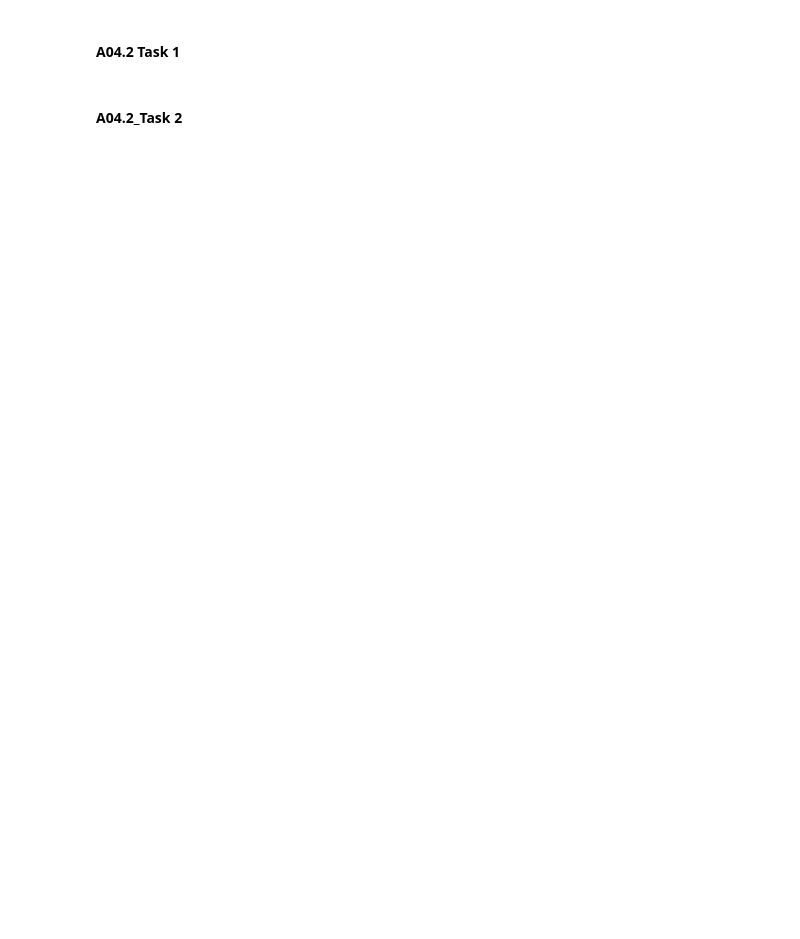
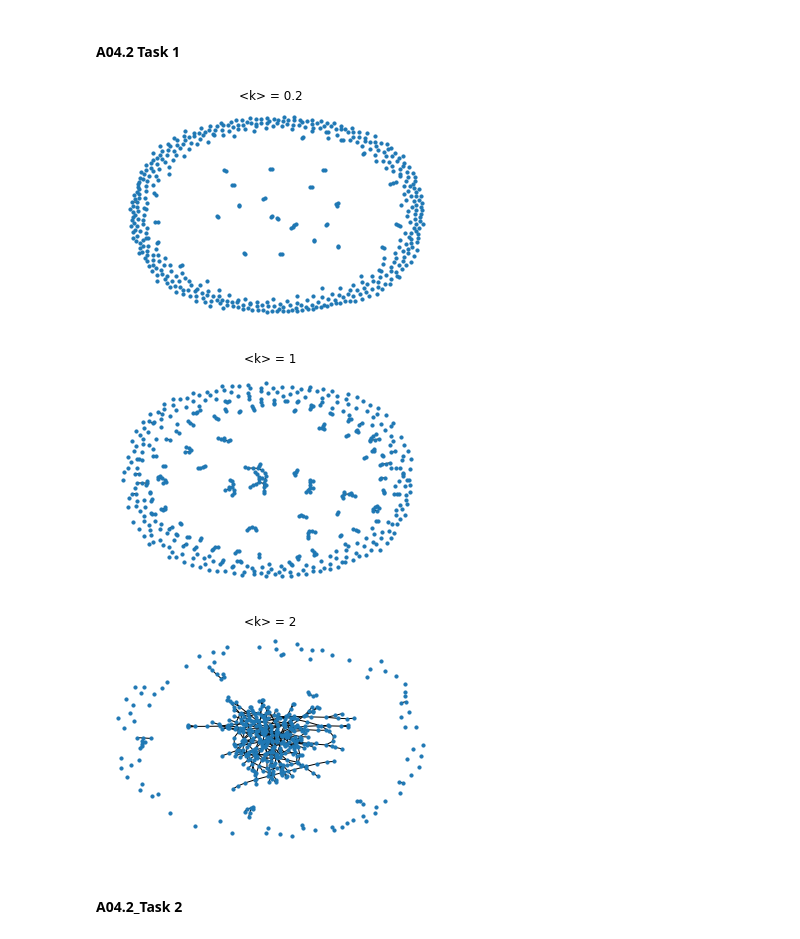
Before and after one commit to JunTu-XD/NetSci, a Jupyter notebook: assignment_4/Tu_Jun_EX04.ipynb, the cells around one changed output. Saved outputs shown, nothing was run; the diff lists cells and outputs as text; code cells hidden in the pictures; blank space fills up the shorter version.

```diff
--- a/assignment_4/Tu_Jun_EX04.ipynb
+++ b/assignment_4/Tu_Jun_EX04.ipynb
@@ -171,8 +198,12 @@ compare_communities(G_facebook, G_facebook_rnd)
 # %%
 for avg_k in [0.2, 1 ,2]:
     new_fig()
-    plt.title("<k> = " + avg_k)
+    plt.title("<k> = " + str(avg_k))
     visualize_ER_graph(avg_k, 500)
+# %% [output]
+[figure, added]
+[figure, added]
+[figure, added]
 # %% [markdown]
 #### A04.2_Task 2
 # %%
```
Also changed, not shown: parts of 7 cells of this notebook, 1 other file.
